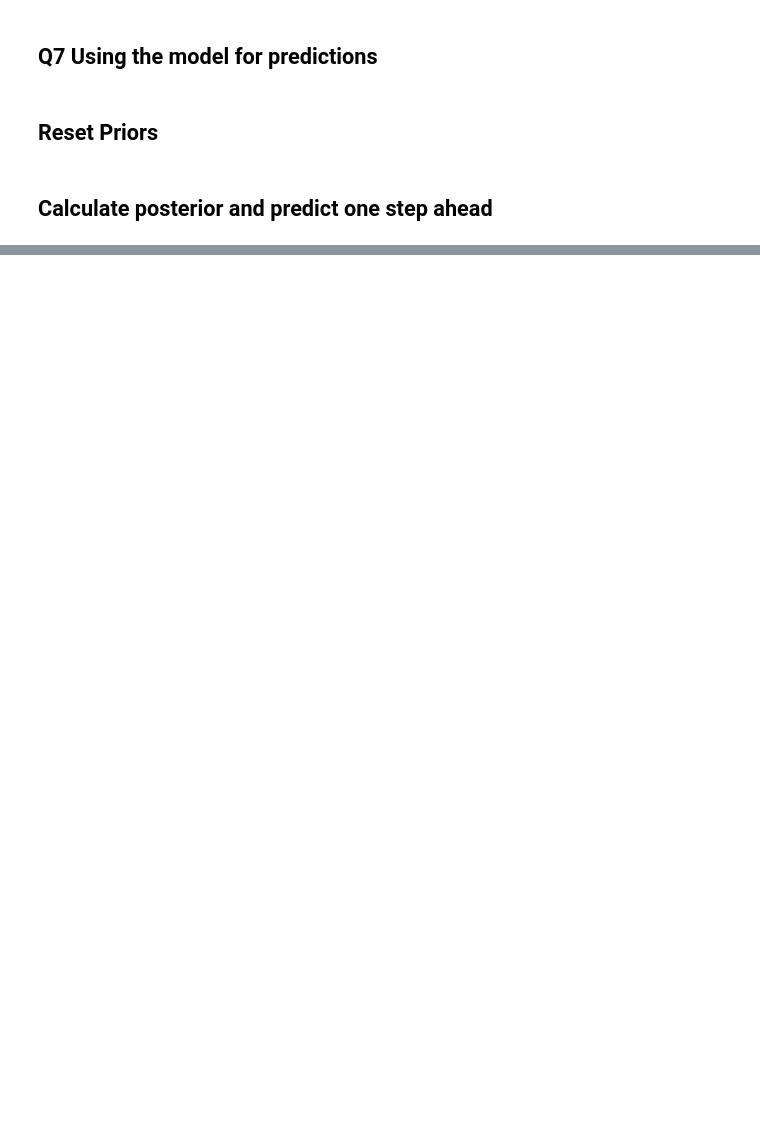
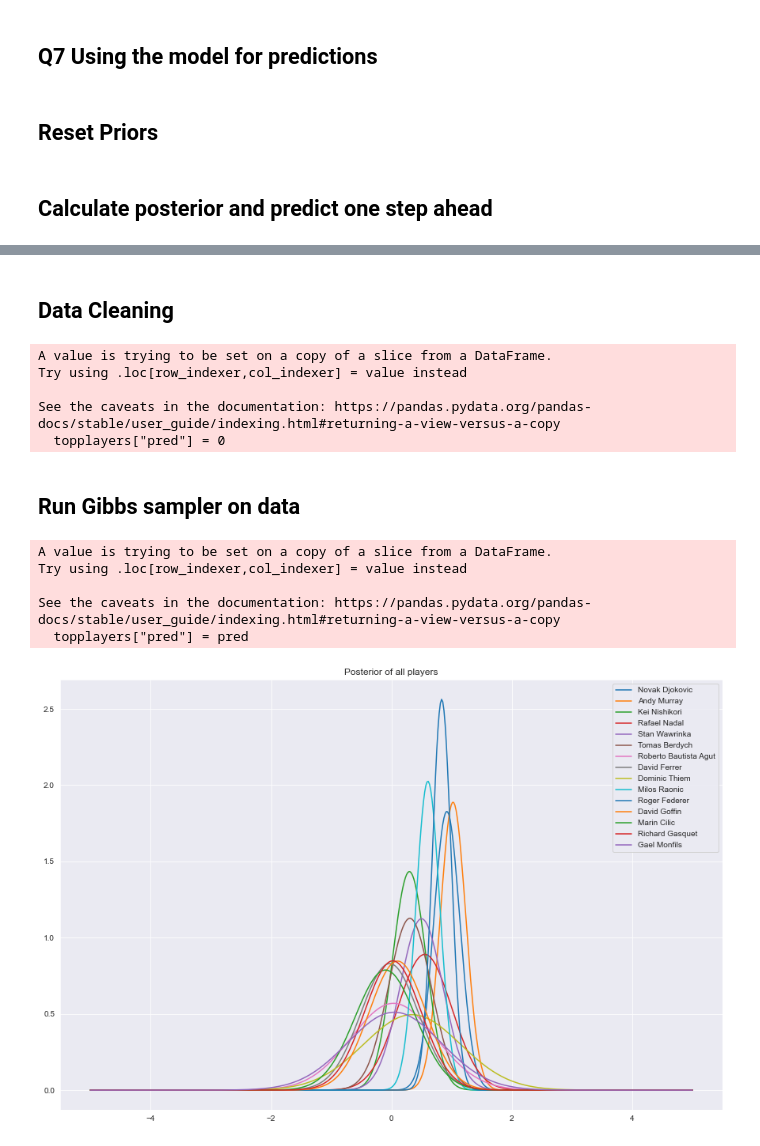
Before and after one commit to bcwein/1RT705APML-Project, a Jupyter notebook: project.ipynb, the cells around one changed output, grey strips where cells are left out. Cells and saved outputs as stored; diff of their text form; code cells hidden in the pictures; blank space fills up the shorter version.

Commit message:
Question 10 added. Tennis dataset used.

```diff
--- a/project.ipynb
+++ b/project.ipynb
@@ -542,0 +542,2 @@ np.sum(true_values == predictions) / len(true_values)
+# %%
+tennis = pd.read_csv('datasets/tennis.csv')
@@ -542,0 +558,35 @@ np.sum(true_values == predictions) / len(true_values)
+# %% [markdown]
+## Data Cleaning
+# %%
+# Hyperparameters
+N = 15      # No of top winners we want to include
+Y = 2015    # Start year (inclusive)
+
+# Extract relevant features
+features = ['tourney_year_id', 'winner_name', 'loser_name']
+tennis = tennis[features]
+
+if(tennis.tourney_year_id.dtype == 'object'):
+    # convert to years
+    tennis['tourney_year_id'] = tennis['tourney_year_id'].apply(lambda x : x.split('-')[0])
+    tennis['tourney_year_id'] = tennis['tourney_year_id'].astype(int)
+
+# Extract the latest years
+tennis = tennis[tennis.tourney_year_id >= Y]
+
+# Extract the 15 players who won the most matches
+winners = tennis.winner_name.value_counts()[:N].index.to_list()
+
+# Extract matches where these players are playing eachother
+topplayers = tennis[tennis.winner_name.isin(winners) & tennis.loser_name.isin(winners)]
+
+# Add prediction column
+topplayers["pred"] = 0
+# %% [output]
+A value is trying to be set on a copy of a slice from a DataFrame.
+Try using .loc[row_indexer,col_indexer] = value instead
+
+See the caveats in the documentation: https://pandas.pydata.org/pandas-docs/stable/user_guide/indexing.html#returning-a-view-versus-a-copy
+  topplayers["pred"] = 0
+# %% [markdown]
+## Run Gibbs sampler on data
@@ -542,0 +612,41 @@ np.sum(true_values == predictions) / len(true_values)
+# %%
+pred = []
+
+# Update priors based on data
+for index, row in topplayers.iterrows():
+    pred.append(winningPrediction(row['winner_name'], row['loser_name']))
+    mu1 = distributions[row['winner_name']].mean()
+    mu2 = distributions[row['loser_name']].mean()
+    s1 = distributions[row['winner_name']].var()
+    s2 = distributions[row['loser_name']].var()
+
+    mu_s = np.array([mu1, mu2], np.float64)
+    sigma_s = np.array([[s1, 0], [0, s2]], dtype=np.float64)
+
+    # Sample
+    s1, s2, t = gibbsSampler(L+burn, mu_s, sigma_s, burn)
+    s1gauss = gaussianApprox(s1)
+    s2gauss = gaussianApprox(s2)
+    distributions[row['winner_name']] = s1gauss
+    distributions[row['loser_name']] = s2gauss
+
+topplayers["pred"] = pred
+# %% [output]
+A value is trying to be set on a copy of a slice from a DataFrame.
+Try using .loc[row_indexer,col_indexer] = value instead
+
+See the caveats in the documentation: https://pandas.pydata.org/pandas-docs/stable/user_guide/indexing.html#returning-a-view-versus-a-copy
+  topplayers["pred"] = pred
+# %%
+x = np.linspace(-5, 5, 500)
+
+plt.figure(figsize=(15, 10))
+
+for key, dist in distributions.items():
+    plt.plot(x, dist.pdf(x), label=key)
+
+plt.legend()
+plt.title("Posterior of all players")
+plt.savefig("posteriors.png")
+# %% [output]
+[figure, added]
```
Also changed, not shown: parts of 30 cells of this notebook, 2 other files.
